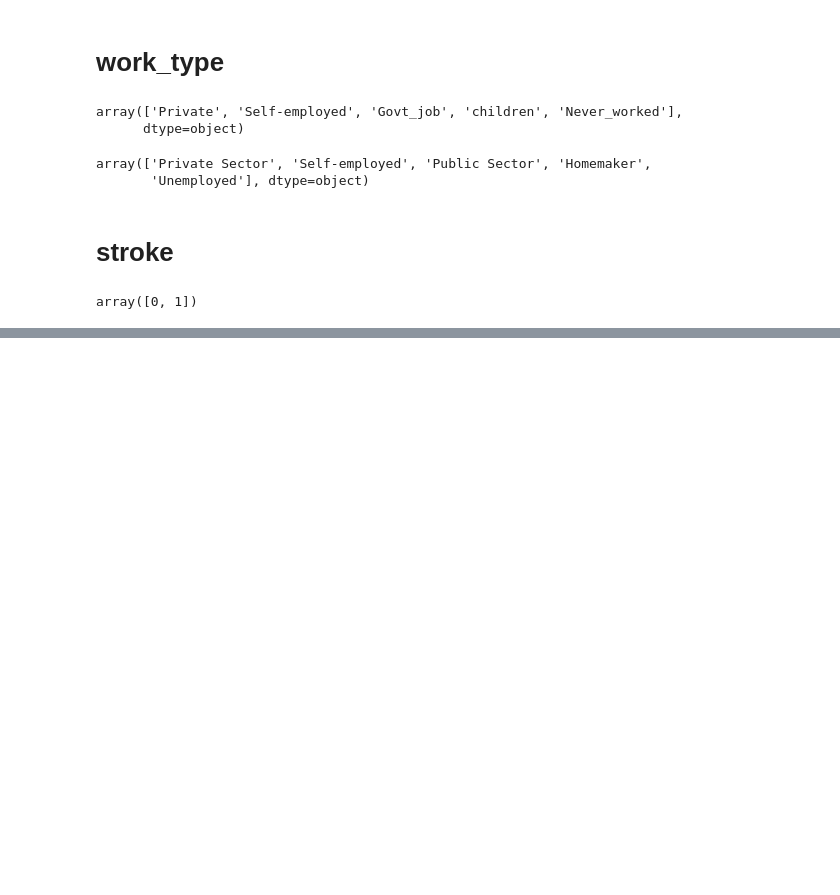
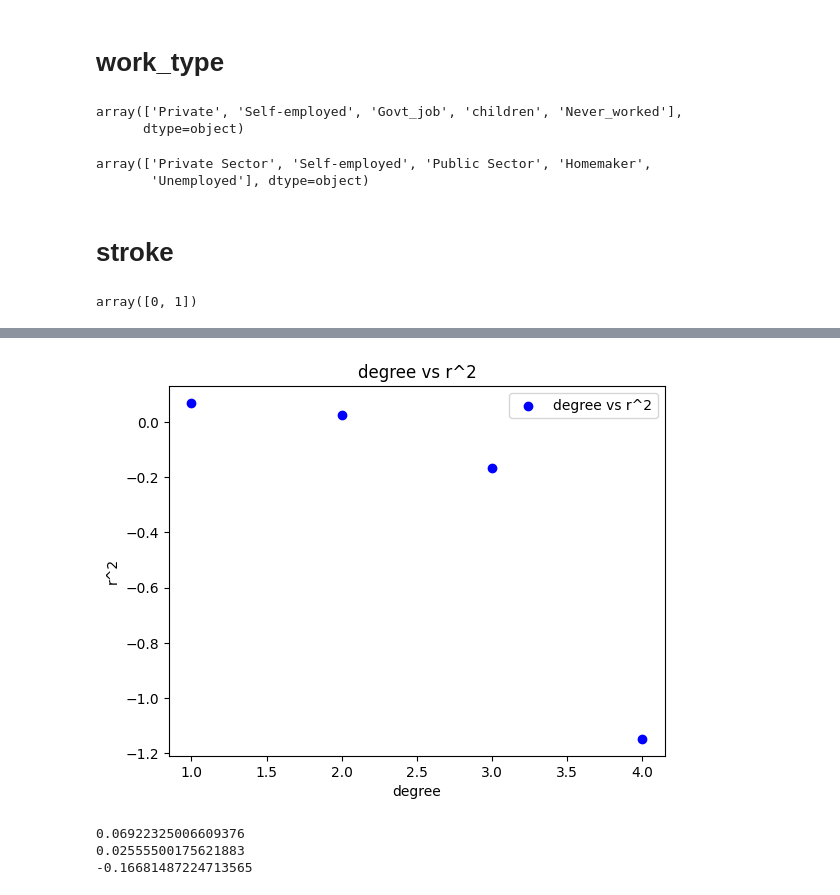
Before and after one commit to DS3001/group22, a Jupyter notebook: Project_2.ipynb, the cells around one changed output, grey strips where cells are left out. Drawn from its saved outputs; the diff is of its cells as text; code cells hidden in the pictures; blank space fills up the shorter version.

```diff
--- a/Project_2.ipynb
+++ b/Project_2.ipynb
@@ -210,3 +227,5 @@ array(['Male', 'Female'], dtype=object)
+# %%
+df_test.loc[df_test[var] == "Other", var] = np.nan
 # %% [markdown]
 # heart_disease
 # %%
@@ -254,6 +273,11 @@ df_train.loc[df_train[var] == "never smoked", var] = "Non-Smoker"
 df_train.loc[df_train[var] == "Unknown", var] = np.nan
 df_train.loc[df_train[var] == "formerly smoked", var] = "Previous Smoker"
 df_train.loc[df_train[var] == "smokes", var] = "Current Smoker"
+# %%
+df_test.loc[df_test[var] == "never smoked", var] = "Non-Smoker"
+df_test.loc[df_test[var] == "Unknown", var] = np.nan
+df_test.loc[df_test[var] == "formerly smoked", var] = "Previous Smoker"
+df_test.loc[df_test[var] == "smokes", var] = "Current Smoker"
 # %%
 var = 'smoking_status'
 df_train[var].unique()
@@ -273,6 +297,11 @@ df_train.loc[df_train[var] == "Private", var] = "Private Sector"
 df_train.loc[df_train[var] == "Govt_job", var] = "Public Sector"
 df_train.loc[df_train[var] == "children", var] = "Homemaker"
 df_train.loc[df_train[var] == "Never_worked", var] = "Unemployed"
+# %%
+df_test.loc[df_test[var] == "Private", var] = "Private Sector"
+df_test.loc[df_test[var] == "Govt_job", var] = "Public Sector"
+df_test.loc[df_test[var] == "children", var] = "Homemaker"
+df_test.loc[df_test[var] == "Never_worked", var] = "Unemployed"
 # %%
 var = 'work_type'
 df_train[var].unique()
@@ -288,0 +432,25 @@ array([0, 1])
+# %%
+#only show positive elements
+x = arr[:4]
+
+y = [0]*len(x)
+for i in range(len(x)):
+    y[i] = i+1
+
+# Create a scatter plot
+plt.scatter(y, x, label='degree vs r^2', color='blue')
+plt.xlabel('degree')
+plt.ylabel('r^2')
+plt.title('degree vs r^2')
+plt.legend()
+plt.show()
+# %% [output]
+[figure, added]
+# %%
+print(x[0])
+print(x[1])
+print(x[2])
+# %% [output]
+0.06922325006609376
+0.02555500175621883
+-0.16681487224713565
```
Also changed, not shown: parts of 11 cells of this notebook.
